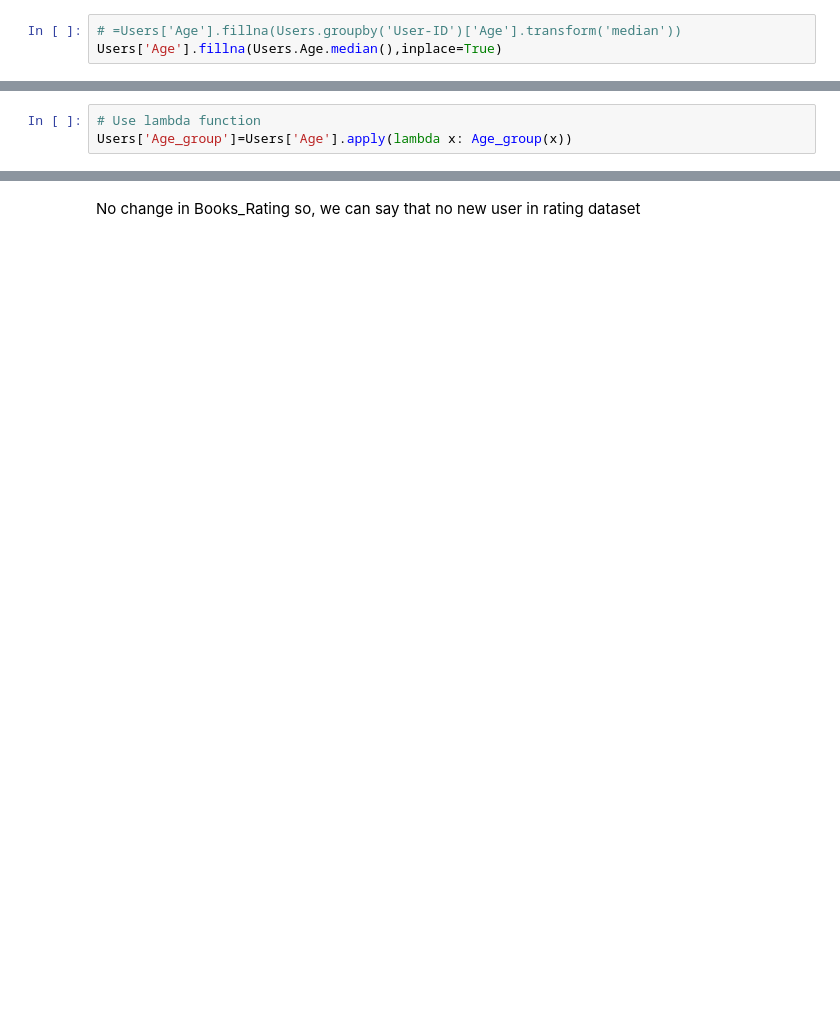
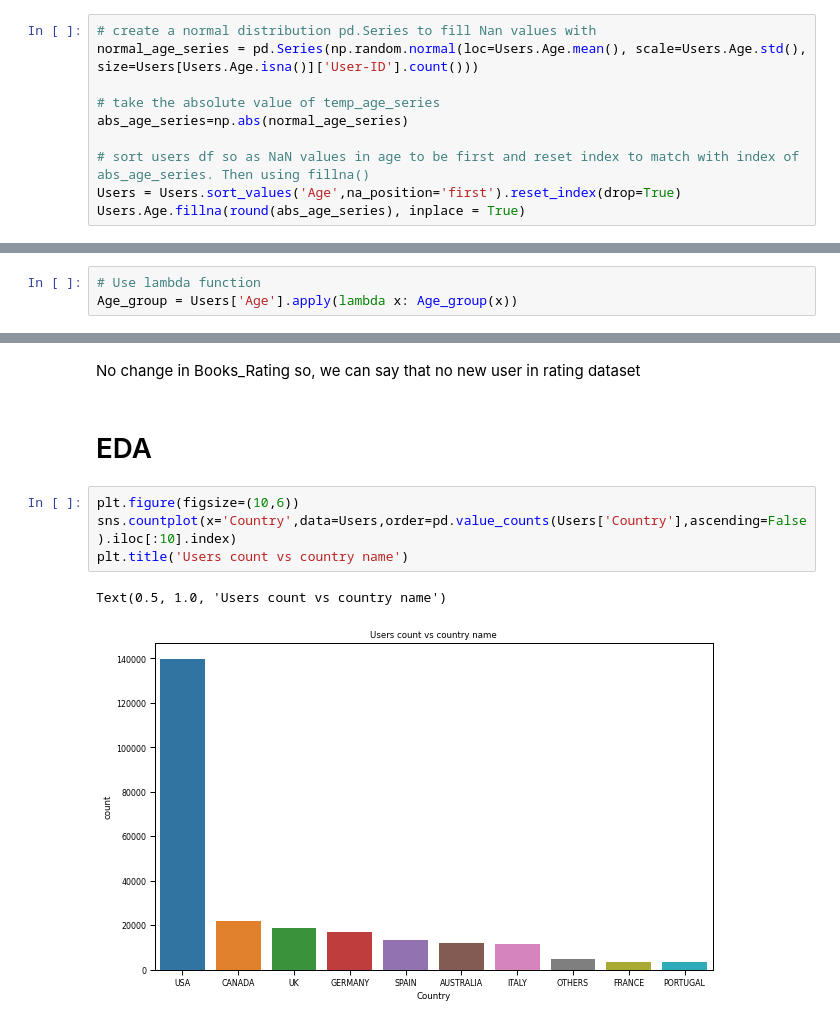
Before and after one commit to SujitbMusale/Book-Recommendation-System, a Jupyter notebook: Book_Recommendation_System.ipynb, the cells around one changed output, grey strips where cells are left out. Cells and saved outputs as stored; diff of their text form; blank space fills up the shorter version.

```diff
--- a/Book_Recommendation_System.ipynb
+++ b/Book_Recommendation_System.ipynb
@@ -162,4 +163,11 @@ as from disctibution plot we can see that data is positively skweed we can fill
-# %%
-# =Users['Age'].fillna(Users.groupby('User-ID')['Age'].transform('median'))
-Users['Age'].fillna(Users.Age.median(),inplace=True)
+# %%
+# create a normal distribution pd.Series to fill Nan values with
+normal_age_series = pd.Series(np.random.normal(loc=Users.Age.mean(), scale=Users.Age.std(), size=Users[Users.Age.isna()]['User-ID'].count()))
+
+# take the absolute value of temp_age_series
+abs_age_series=np.abs(normal_age_series)
+
+# sort users df so as NaN values in age to be first and reset index to match with index of abs_age_series. Then using fillna()
+Users = Users.sort_values('Age',na_position='first').reset_index(drop=True)
+Users.Age.fillna(round(abs_age_series), inplace = True)
 # %%
@@ -200,7 +208,7 @@ def Age_group(age):
   return x
 # %%
 # Use lambda function
-Users['Age_group']=Users['Age'].apply(lambda x: Age_group(x))
+Age_group = Users['Age'].apply(lambda x: Age_group(x))
 # %%
 # now lets work on location columns
 # lets chcek the number of unique value
@@ -460,2 +477,11 @@ Books_Rating.shape
 # %% [markdown]
 No change in Books_Rating so, we can say that no new user in rating dataset
+# %% [markdown]
+# EDA
+# %%
+plt.figure(figsize=(10,6))
+sns.countplot(x='Country',data=Users,order=pd.value_counts(Users['Country'],ascending=False).iloc[:10].index)
+plt.title('Users count vs country name')
+# %% [output]
+Text(0.5, 1.0, 'Users count vs country name')
+[figure, added]
```
Also changed, not shown: parts of 91 cells of this notebook.
